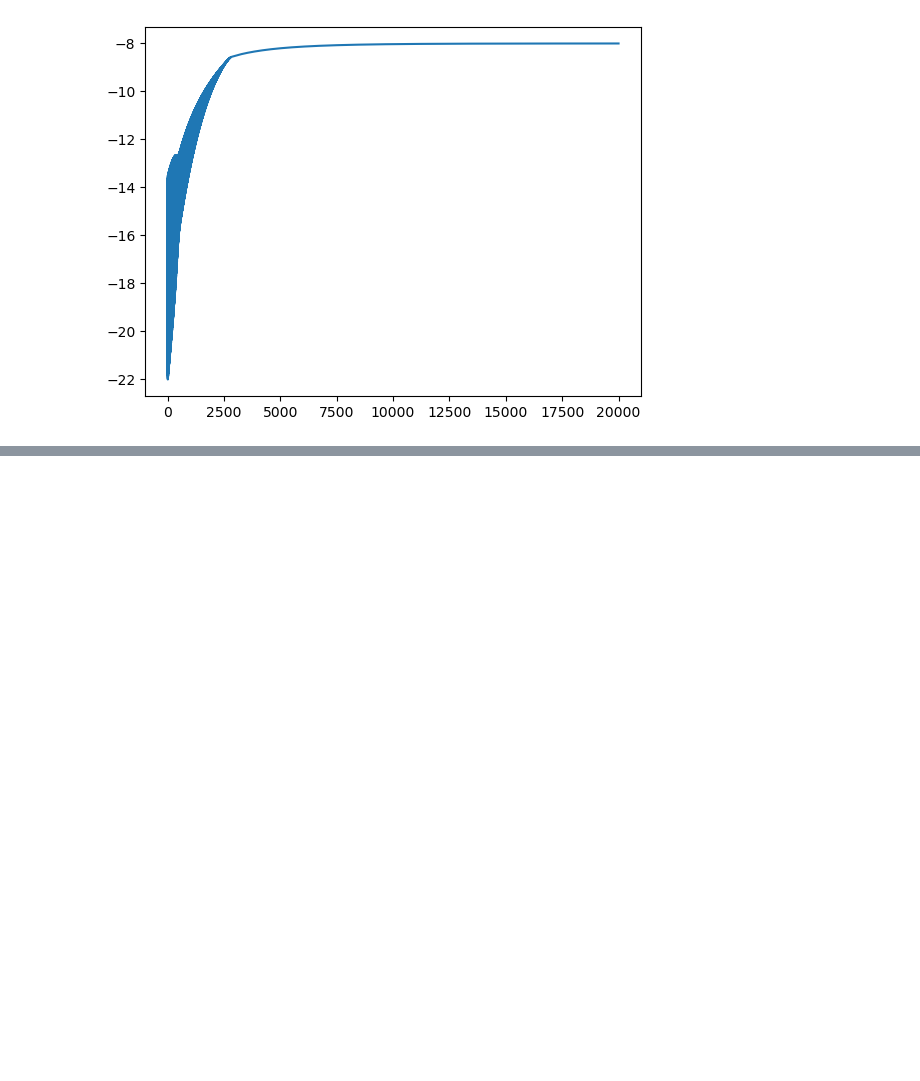
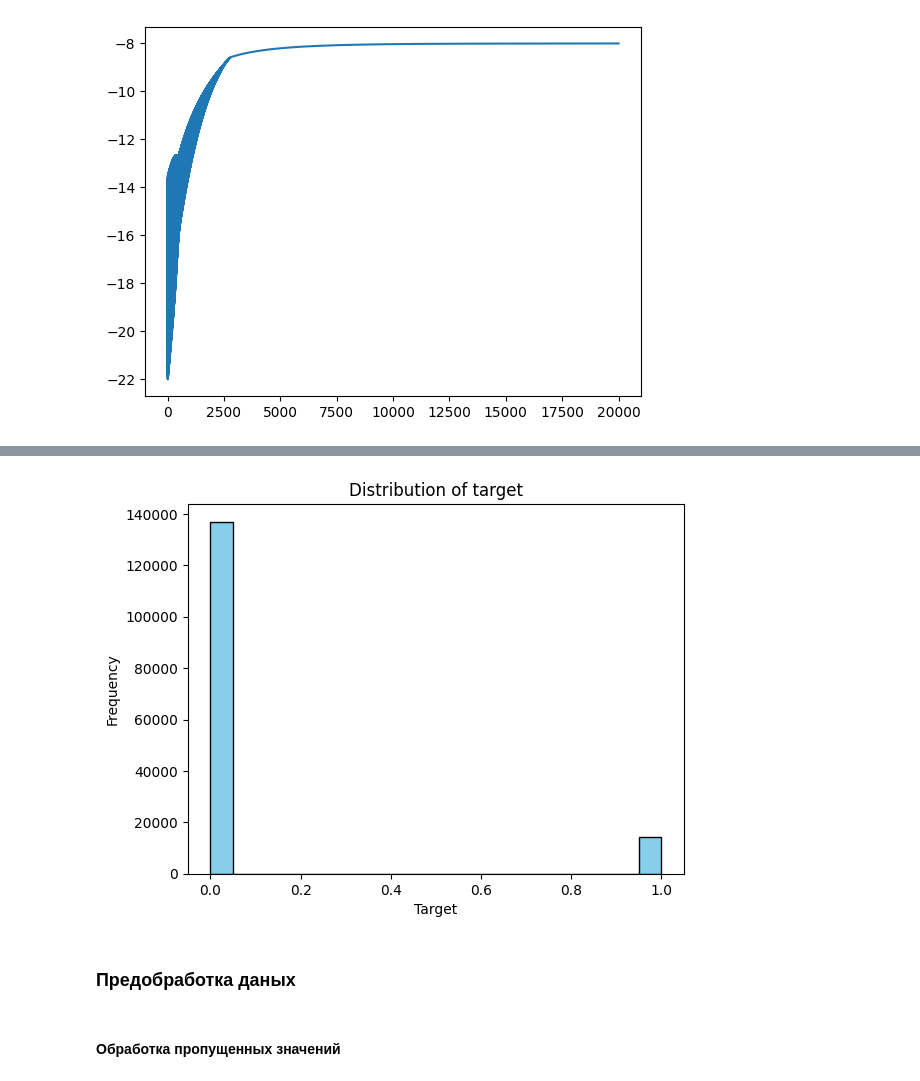
Before and after one commit to ekatfil/FA, a Jupyter notebook: 3 курс/2 сем/Оптимизационные задачи в машинном обучении/Logistic_Regression_Филиппова_Екатерина_ПИ21_7.ipynb, the cells around one changed output, grey strips where cells are left out. Drawn from its saved outputs; the diff is of its cells as text; code cells hidden in the pictures; blank space fills up the shorter version.

```diff
--- a/3 курс/2 сем/Оптимизационные задачи в машинном обучении/Logistic_Regression_Филиппова_Екатерина_ПИ21_7.ipynb
+++ b/3 курс/2 сем/Оптимизационные задачи в машинном обучении/Logistic_Regression_Филиппова_Екатерина_ПИ21_7.ipynb
@@ -173,0 +303,5 @@ target - класс риска, равный 1, если заключение д
+# %%
+# Загружаем файл CSV в DataFrame
+df = pd.read_csv("/content/drive/MyDrive/ОЗМО/insclass_train.csv")
+
+df.sample(5)
@@ -173,0 +361,15 @@ target - класс риска, равный 1, если заключение д
+# %%
+import matplotlib.pyplot as plt
+
+# Построение гистограммы распределения целевой переменной
+plt.hist(df['target'], bins=20, color='skyblue', edgecolor='black')
+plt.title('Distribution of target')
+plt.xlabel('Target')
+plt.ylabel('Frequency')
+plt.show()
+# %% [output]
+[figure, added]
+# %% [markdown]
+### Предобработка даных
+# %% [markdown]
+#### Обработка пропущенных значений
```
Also changed, not shown: parts of 48 cells of this notebook, 46 other files.
